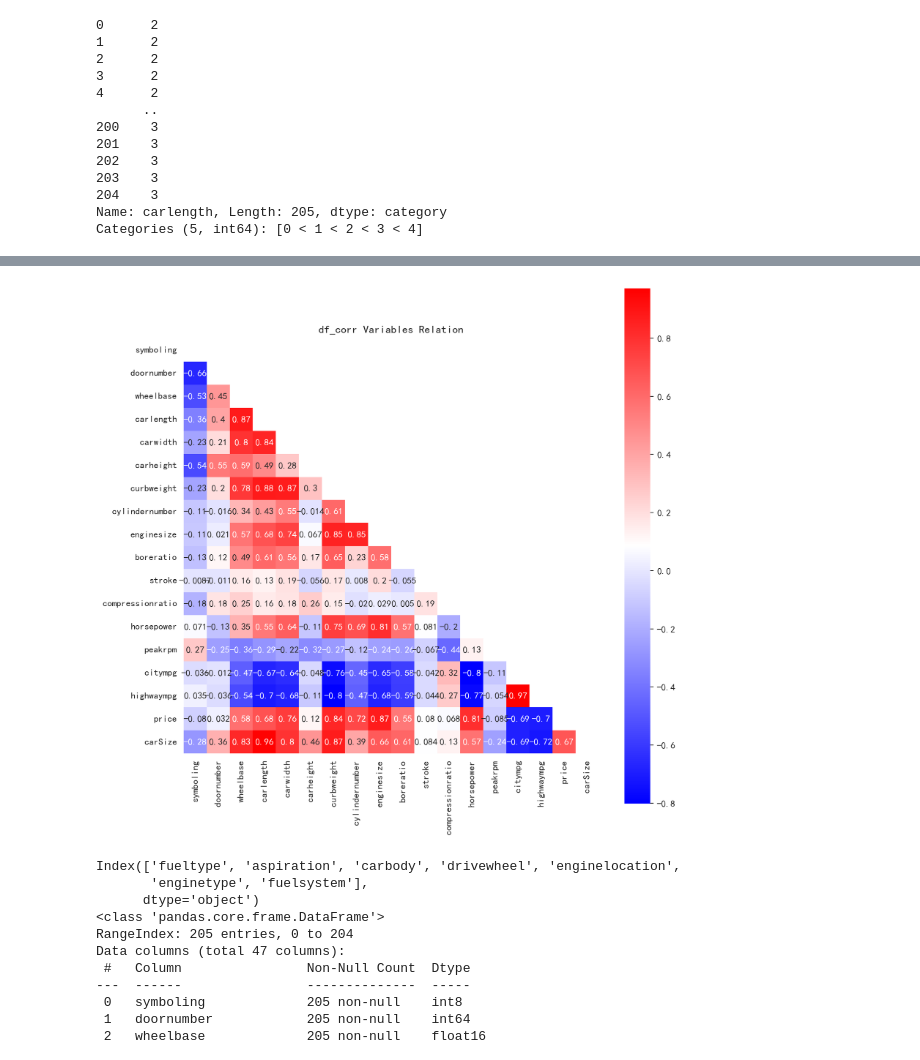
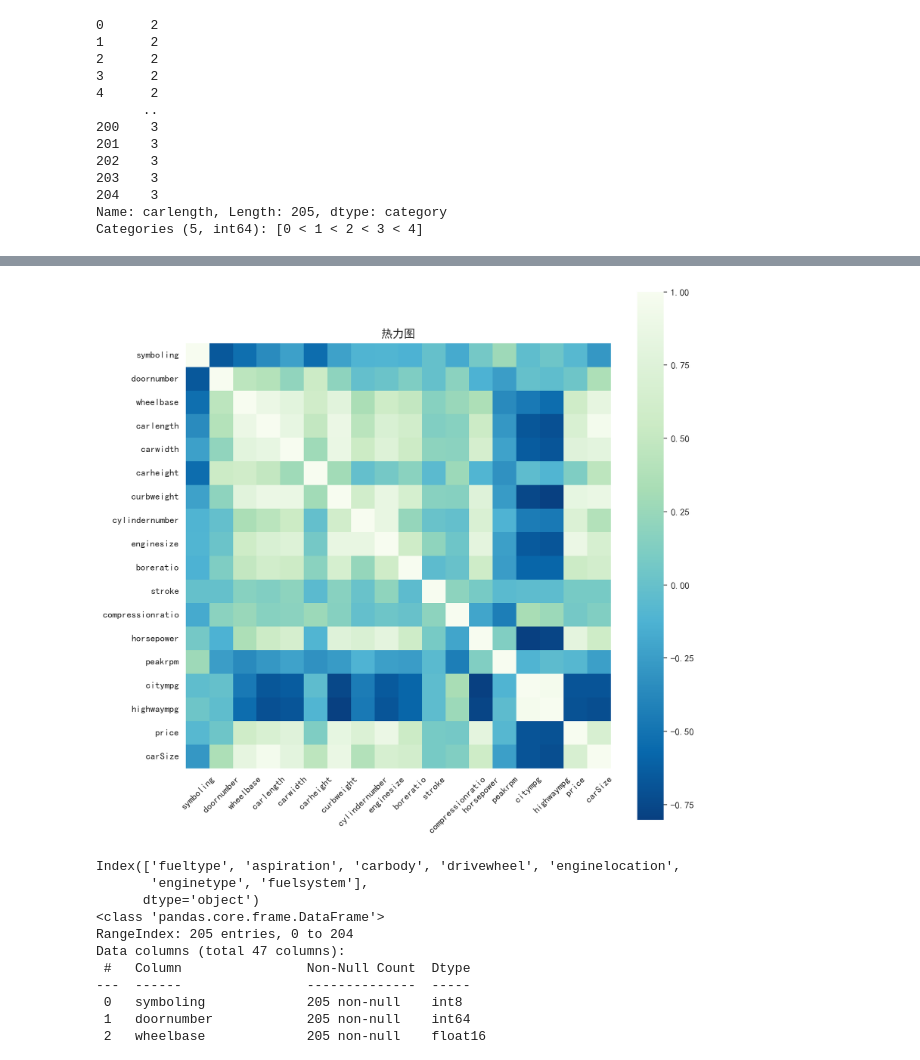
Before and after one commit to NoyeArk/GMM-EM, a Jupyter notebook: gmm_em/数据预处理(1).ipynb, the cells around one changed output, grey strips where cells are left out. Drawn from its saved outputs; the diff is of its cells as text; code cells hidden in the pictures.

```diff
--- a/gmm_em/数据预处理(1).ipynb
+++ b/gmm_em/数据预处理(1).ipynb
@@ -119,8 +119,12 @@ row_data.duplicated().sum() # 检查是否有重复值
 import matplotlib.pyplot as plt
 
 # 定义属性和对应的取值及其数量
+names = ['保险风险评级', '燃料类型', '汽车吸气', '车门数量', '车身类型',
+              '驱动轮类型', '引擎位置', '引擎类型', '燃料系统', '车缸数']
+
 attributes = ['symboling', 'fueltype', 'aspiration', 'doornumber', 'carbody',
               'drivewheel', 'enginelocation', 'enginetype', 'fuelsystem', 'cylindernumber']
+
 values = [[0, 1, 2, 3, -2, -1],
           ['diesel', 'gas'],
           ['std', 'turbo'],
@@ -139,6 +143,8 @@ fig, axes = plt.subplots(num_rows, num_cols, figsize=(12, 4))
 
 # 遍历属性，绘制子图
 for i, attr in enumerate(attributes):
+    name = names[i]
+
     row = i // num_cols
     col = i % num_cols
     ax = axes[row, col]
@@ -146,8 +152,13 @@ for i, attr in enumerate(attributes):
     # 绘制饼图
     attr_values = row_data[attr].value_counts().values.tolist()
     attr_labels = row_data[attr].value_counts().index.tolist()
+
+    # 设置新的配色方案
+    colors = ['lightblue', 'lightgreen', 'pink', 'lightcoral']
+    ax.set_prop_cycle('color', colors)
+
     ax.pie(attr_values, labels=attr_labels, autopct='%1.1f%%')
-    ax.set_title(f'{attr} Distribution')
+    ax.set_title(f'{name}分布')
 
 plt.tight_layout()
 plt.show()
@@ -222,0 +254,16 @@ Index(['wheelbase', 'carlength', 'carwidth', 'carheight', 'curbweight',
+# %%
+# 提取连续数值型数据的列名
+num_cols = car_df.columns.drop(cate_columns)
+print(num_cols)
+
+# 绘制连续数值型数据的箱线图
+fig = plt.figure(figsize=(12, 8))
+i = 1
+for col in num_cols:
+    ax = fig.add_subplot(3, 5, i)
+    sns.boxplot(data=data_today[col], ax=ax)
+    i += 1
+    plt.title(col)
+
+plt.subplots_adjust(wspace=0.4, hspace=0.3)
+plt.show()
@@ -373,16 +425,17 @@ None
 | price | -0.079933 | 0.031787 | 0.578087 | 0.682811 | 0.760437 | 0.119317 | 0.835307 | 0.718344 | ... |
 | carSize | -0.281109 | 0.357592 | 0.827979 | 0.960126 | 0.797943 | 0.456570 | 0.870643 | 0.393823 | ... |
 # %%
-#绘制相关性热力图
-mask=np.zeros_like(df_corr)
-mask[np.triu_indices_from(mask)]=True
+# 绘制相关性热力图
+mask = np.zeros_like(df_corr)
+mask[np.triu_indices_from(mask)] = False
 plt.figure(figsize=(10,10))
 with sns.axes_style("white"):
-    ax=sns.heatmap(df_corr,mask=mask,square=True,annot=True,cmap='bwr')
-ax.set_title("df_corr Variables Relation")
+    ax = sns.heatmap(df_corr,mask=mask,square=True,annot=False, cmap='GnBu_r')
+    ax.set_title("热力图")
+    plt.xticks(rotation=45)  # 设置横坐标标签旋转角度为45度
 plt.show()
 # %% [output]
-[figure, old version]
+[figure, new version]
 # %%
 #对于类别离散型特征，取值间没有大小意义的，可采用one-hot编码
 features = car_df
```
Also changed, not shown: parts of 16 cells of this notebook, 9 other files.
